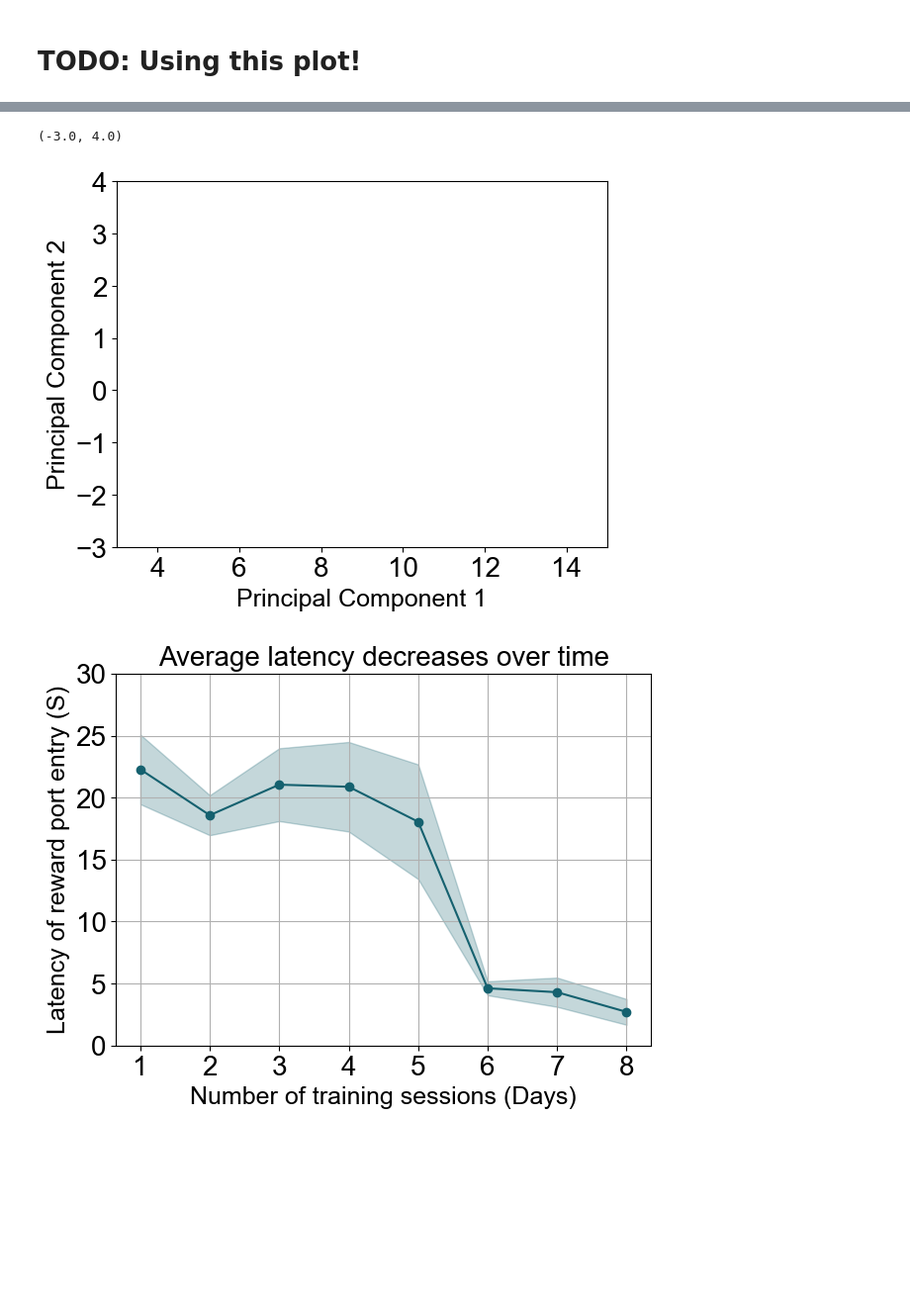
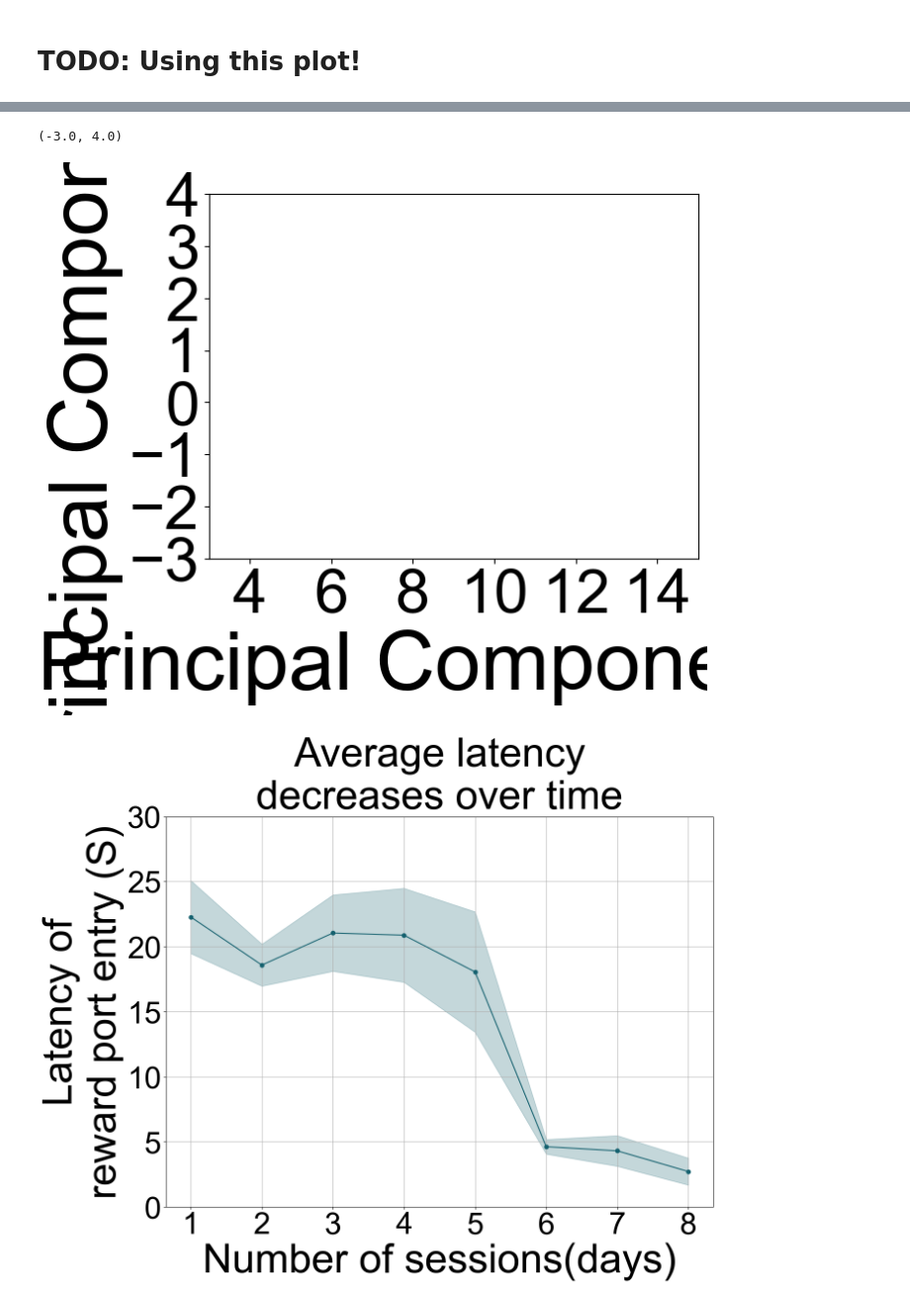
Before and after one commit to padillacoreanolab/behavioral_dataframe_processing, a Jupyter notebook: results/2023_02_14_pilot_3_reward_training/pilot_3/02_calculating_latencies.ipynb, the cells around one changed output, grey strips where cells are left out. Shown at 99% size. Saved outputs shown, nothing was run; the diff lists cells and outputs as text; code cells hidden in the pictures; blank space fills up the shorter version.

Commit message:
nb: reformatted plots with larger text

```diff
--- a/results/2023_02_14_pilot_3_reward_training/pilot_3/02_calculating_latencies.ipynb
+++ b/results/2023_02_14_pilot_3_reward_training/pilot_3/02_calculating_latencies.ipynb
@@ -31,6 +31,14 @@ font = {"family": 'Arial'}
 #        'weight' : 'bold',}
 
 matplotlib.rc('font', **font)
+# %%
+# Plot Specifics
+TITLESIZE = 60
+AXESLABEL = 60
+AXESTICKS = 45
+LINWID = 10
+DOTS = 25
+LEGSIZE = 45
 # %% [markdown]
 # Loading in Recording and Metadata from Previous Notebook
 # %% [markdown]
@@ -1067,17 +1075,3 @@ strain_averaged_first_porty_entry_dataframe.head()
 strain_to_color = {"CD1": "#15616f", "C57": "#ffaf00"}
 # %% [markdown]
 # TODO: Using this plot!
-# %%
-# Plot Specifics
-# TITLESIZE = 60
-TITLESIZE = 20
-
-# AXESLABEL = 60
-AXESLABEL = 18
-
-# AXESTICKS = 45
-AXESTICKS = 20
-LINWID = 10
-DOTS = 25
-# LEGSIZE = 45
-LEGSIZE = 18.5
@@ -1091,48 +1099,49 @@ plt.xlim((3, 15))
 plt.ylim((-3, 4))
 # %% [output]
 (-3.0, 4.0)
-[figure, old version]
+[figure, new version]
 # %%
-
+plt.rcParams["figure.figsize"] = (14,10)
 fig, ax = plt.subplots()
 # plt.rcParams["figure.figsize"] = (13.5,7.5)
 # plt.rcParams["figure.figsize"] = (10,5)
+# plt.rcParams["figure.figsize"] = (14,10)
 
 
 # Plotting a line for each subject
 for strain in strain_averaged_first_porty_entry_dataframe["strain"].unique():
     # Getting all the rows with the current subject
     strain_df = strain_averaged_first_porty_entry_dataframe[strain_averaged_first_porty_entry_dataframe["strain"] == strain]
     std_df = strain_sem_first_porty_entry_dataframe[strain_sem_first_porty_entry_dataframe["strain"] == strain]
 
     # Making the dates into days after the first session by subtracting all the dates by the first date
     ax.plot(strain_df["session"], strain_df["latency_adjusted_greater_than_30"], '-o', \
             label=strain, c=strain_to_color[strain])
 #     ax.errorbar(strain_df["session"], strain_df["latency_adjusted_greater_than_30"], \
 #                 yerr=std_df["latency_adjusted_greater_than_30"], c=strain_to_color[strain])
     ax.fill_between(strain_df["session"], strain_df["latency_adjusted_greater_than_30"]-std_df["latency_adjusted_greater_than_30"], \
                     strain_df["latency_adjusted_greater_than_30"]+std_df["latency_adjusted_greater_than_30"], \
                    alpha=.25, color=strain_to_color[strain])
 
 # Setting the Y-Axis to only plot from 0 to 30 because we adjusted the latency to always be under 30
 ax.set_ylim(0, 30)
 # Labeling the X/Y Axis and the title
-ax.set_xlabel("Number of training sessions (Days)", fontsize = AXESLABEL)
-ax.set_ylabel("Latency of reward port entry (S)", fontsize = AXESLABEL)
+ax.set_xlabel("Number of sessions(days)", fontsize = AXESLABEL)
+ax.set_ylabel("Latency of\nreward port entry (S)", fontsize = AXESLABEL)
 plt.xticks(fontsize=AXESTICKS)
 plt.yticks(fontsize=AXESTICKS)
 plt.tight_layout()
 ax.grid()
 
-ax.set_title("Average latency decreases over time".format(cohort), fontsize = TITLESIZE)
+ax.set_title("Average latency\ndecreases over time".format(cohort), fontsize = TITLESIZE)
 # To show the legend
 # ax.legend()
 file_name = "average_latency_cage_6.svg".format()
 plt.savefig(os.path.join("./proc/", file_name), bbox_inches='tight')
 file_name = "average_latency_cage_6.png".format()
 plt.savefig(os.path.join("./proc/", file_name), bbox_inches='tight')
 # %% [output]
-[figure, old version]
+[figure, new version]
 # %%
 size = fig.get_size_inches()
 # %%
```
Also changed, not shown: parts of 2 cells of this notebook, 2 other files.
